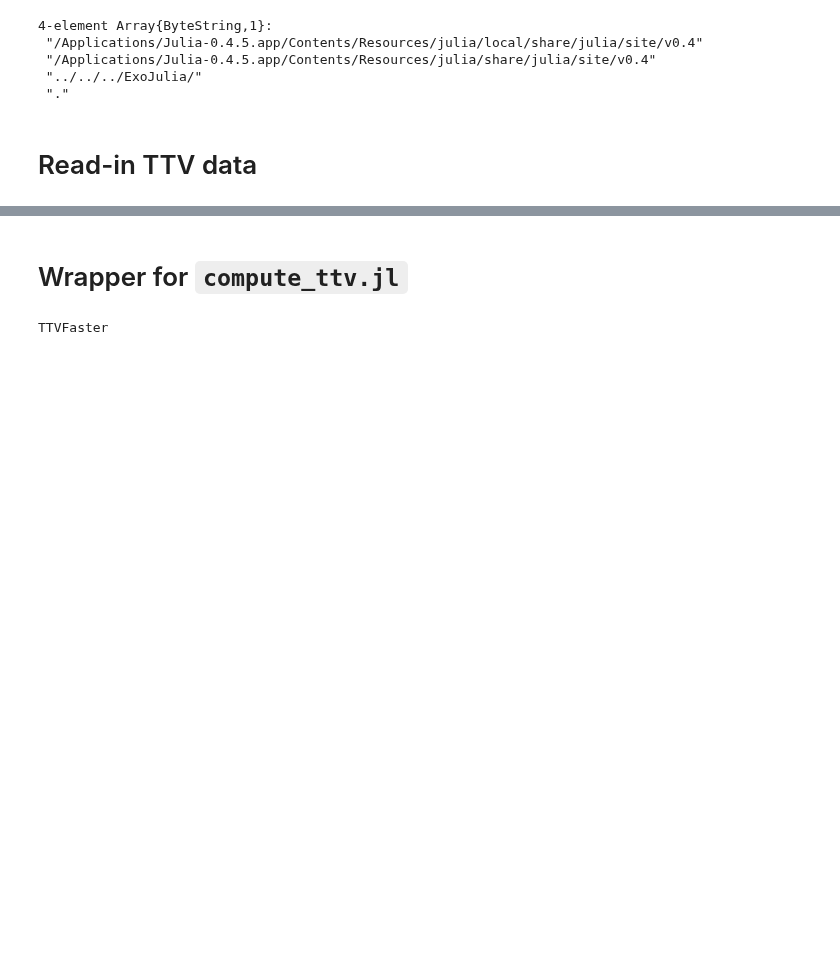
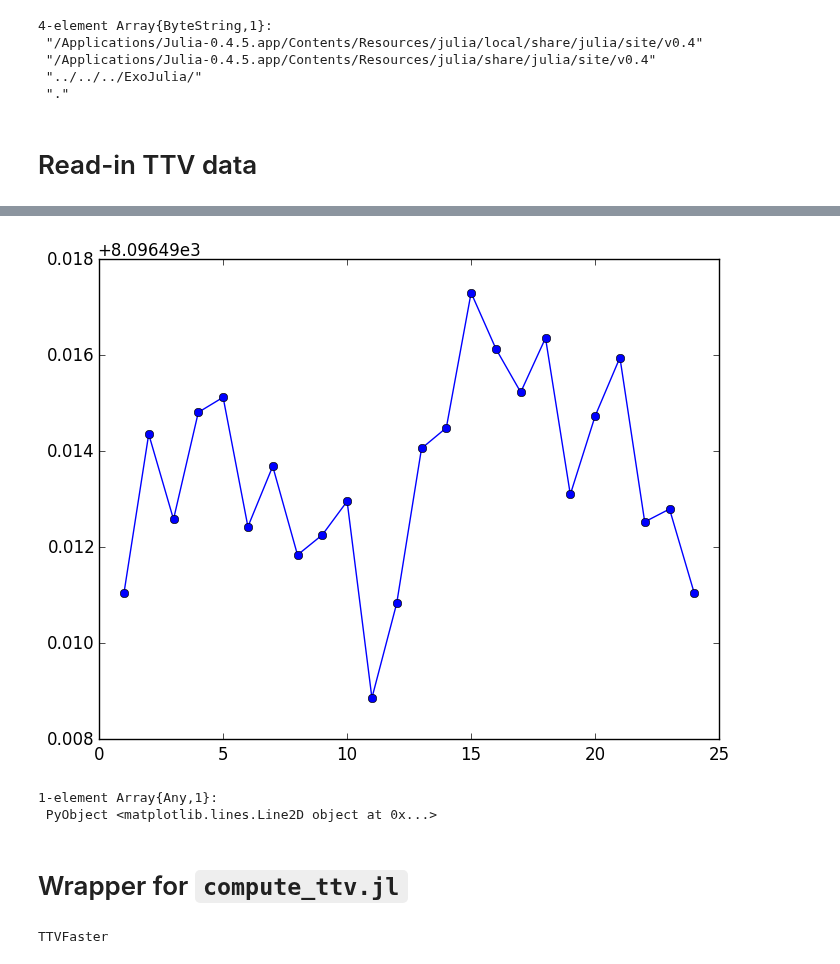
Before and after one commit to jlustigy/ExoJulia, a Jupyter notebook: Homework/hw4/Jake_Dave/hw4_dev.ipynb, the cells around one changed output, grey strips where cells are left out. Cells and saved outputs as stored; diff of their text form; code cells hidden in the pictures; blank space fills up the shorter version.

```diff
--- a/Homework/hw4/Jake_Dave/hw4_dev.ipynb
+++ b/Homework/hw4/Jake_Dave/hw4_dev.ipynb
@@ -24,3 +61,16 @@ time2 = reshape(ttv2_data, length(ttv2_data));
+# %%
+a2 = ones(length(time2))
+b2 = zeros(length(time2))
+for i=1:length(time2)
+    a2[i] = i*mdt2
+    b2[i] = i
+end
+
+plot(b2,time2 .- a2, "o-")
+# %% [output]
+[figure, added]
+1-element Array{Any,1}:
+ PyObject <matplotlib.lines.Line2D object at 0x...>
 # %% [markdown]
 # Wrapper for `compute_ttv.jl`
 # %%
```
Also changed, not shown: parts of 7 cells of this notebook.
